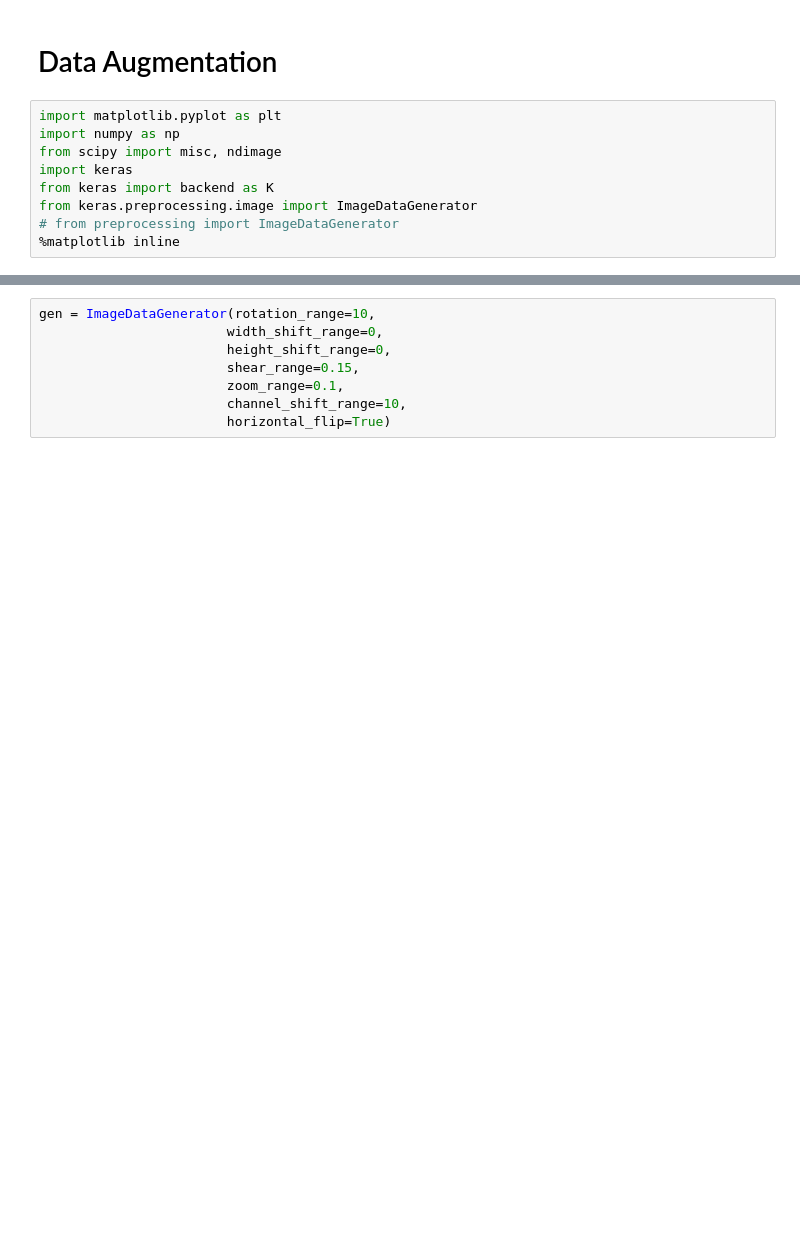
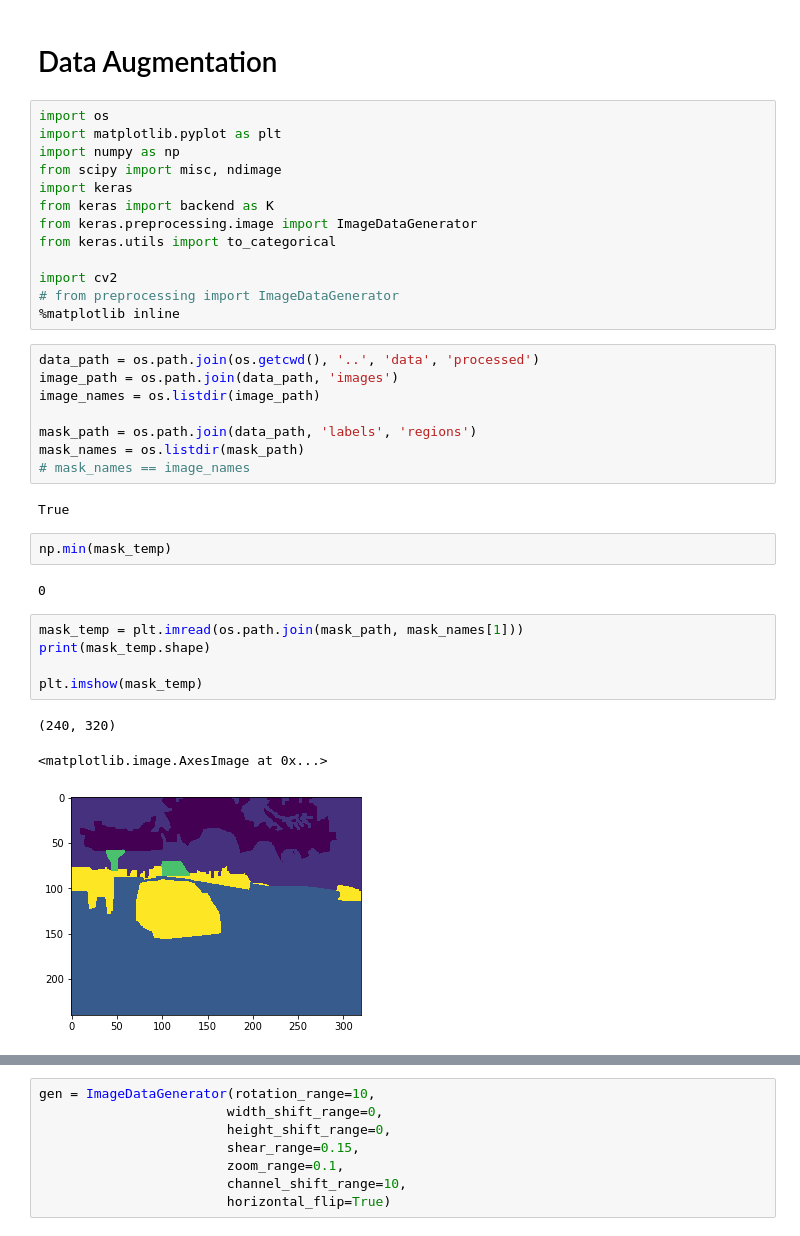
Before and after one commit to notha99y/UNet, a Jupyter notebook: src/Untitled.ipynb, the cells around one changed output, grey strips where cells are left out. Saved outputs shown, nothing was run; the diff lists cells and outputs as text; blank space fills up the shorter version.

```diff
--- a/src/Untitled.ipynb
+++ b/src/Untitled.ipynb
@@ -17,11 +17,38 @@ with open(os.path.join(label_path, label_1)) as f:
 # %% [markdown]
 # Data Augmentation
 # %%
+import os
 import matplotlib.pyplot as plt
 import numpy as np
 from scipy import misc, ndimage
 import keras
 from keras import backend as K
 from keras.preprocessing.image import ImageDataGenerator
+from keras.utils import to_categorical
+
+import cv2
 # from preprocessing import ImageDataGenerator
 %matplotlib inline
+# %%
+data_path = os.path.join(os.getcwd(), '..', 'data', 'processed')
+image_path = os.path.join(data_path, 'images')
+image_names = os.listdir(image_path)
+
+mask_path = os.path.join(data_path, 'labels', 'regions')
+mask_names = os.listdir(mask_path)
+# mask_names == image_names
+# %% [output]
+True
+# %%
+np.min(mask_temp)
+# %% [output]
+0
+# %%
+mask_temp = plt.imread(os.path.join(mask_path, mask_names[1]))
+print(mask_temp.shape)
+
+plt.imshow(mask_temp)
+# %% [output]
+(240, 320)
+<matplotlib.image.AxesImage at 0x...>
+[figure, added]
```
Also changed, not shown: parts of 9 cells of this notebook, 2 other files.
